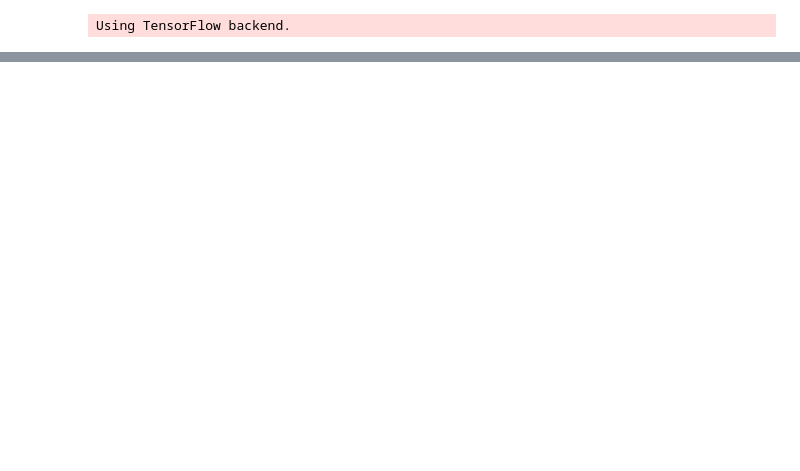
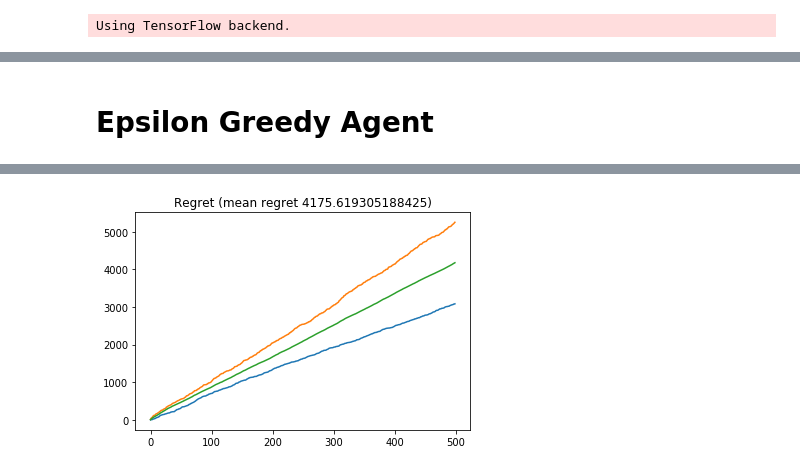
Before and after one commit to Scotchy/LaFourchette, a Jupyter notebook: RecommenderSystem.ipynb, the cells around one changed output, grey strips where cells are left out. Saved outputs shown, nothing was run; the diff lists cells and outputs as text; code cells hidden in the pictures; blank space fills up the shorter version.

```diff
--- a/RecommenderSystem.ipynb
+++ b/RecommenderSystem.ipynb
@@ -146,5 +139,8 @@ array([0.        , 0.        , 0.        , ..., 2.86357248, 2.86357248,
+# %% [markdown]
+# Epsilon Greedy Agent
 # %%
-r2 = run_exp(100, 2000, EpsGreedyAgent(100, 0.1), 100, 5, 2020)
+cr_eps_agent, r, u, rest = run_exp(100, 20, EpsGreedyAgent(100, 0.1), 500, 10)
+draw_regret(cr_eps_agent)
 # %% [output]
 [interactive output not drawn]
 [interactive output not drawn]
@@ -154,0 +156 @@ r2 = run_exp(100, 2000, EpsGreedyAgent(100, 0.1), 100, 5, 2020)
+[figure, added]
```
Also changed, not shown: parts of 34 cells of this notebook, 1 other file.
